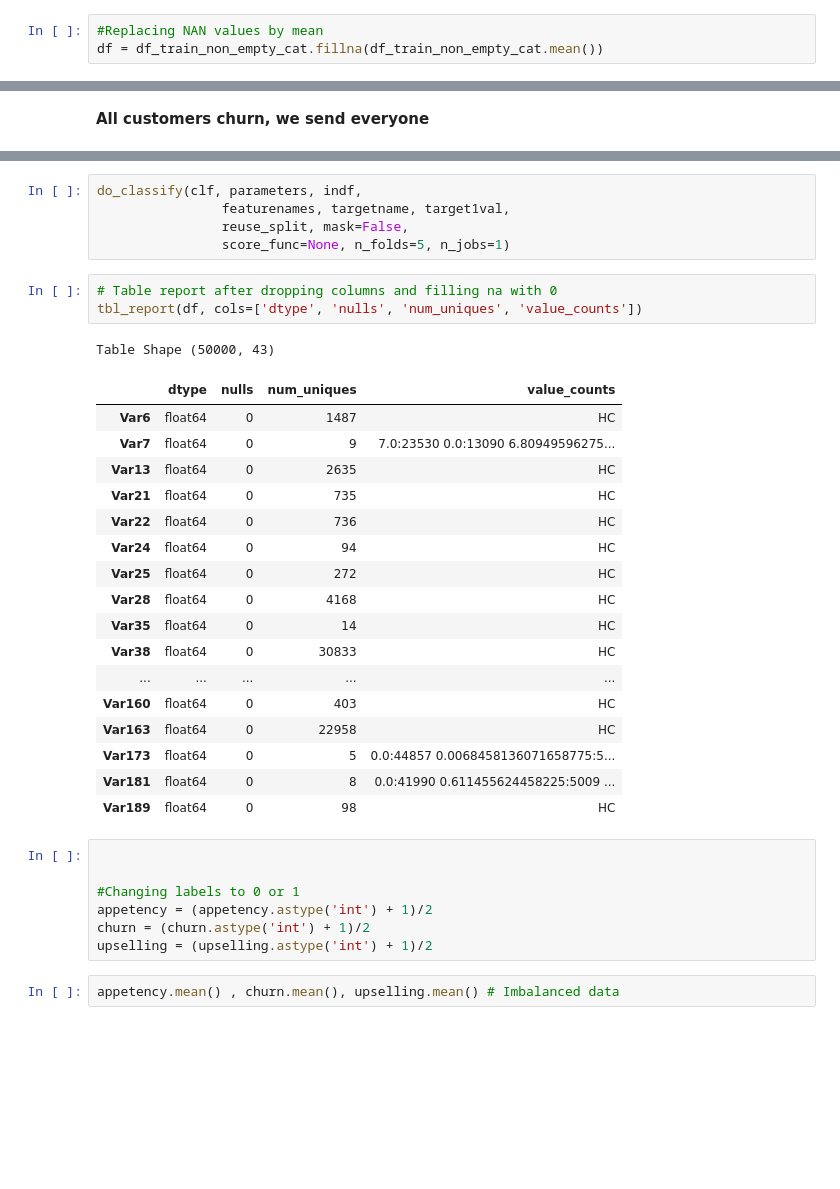
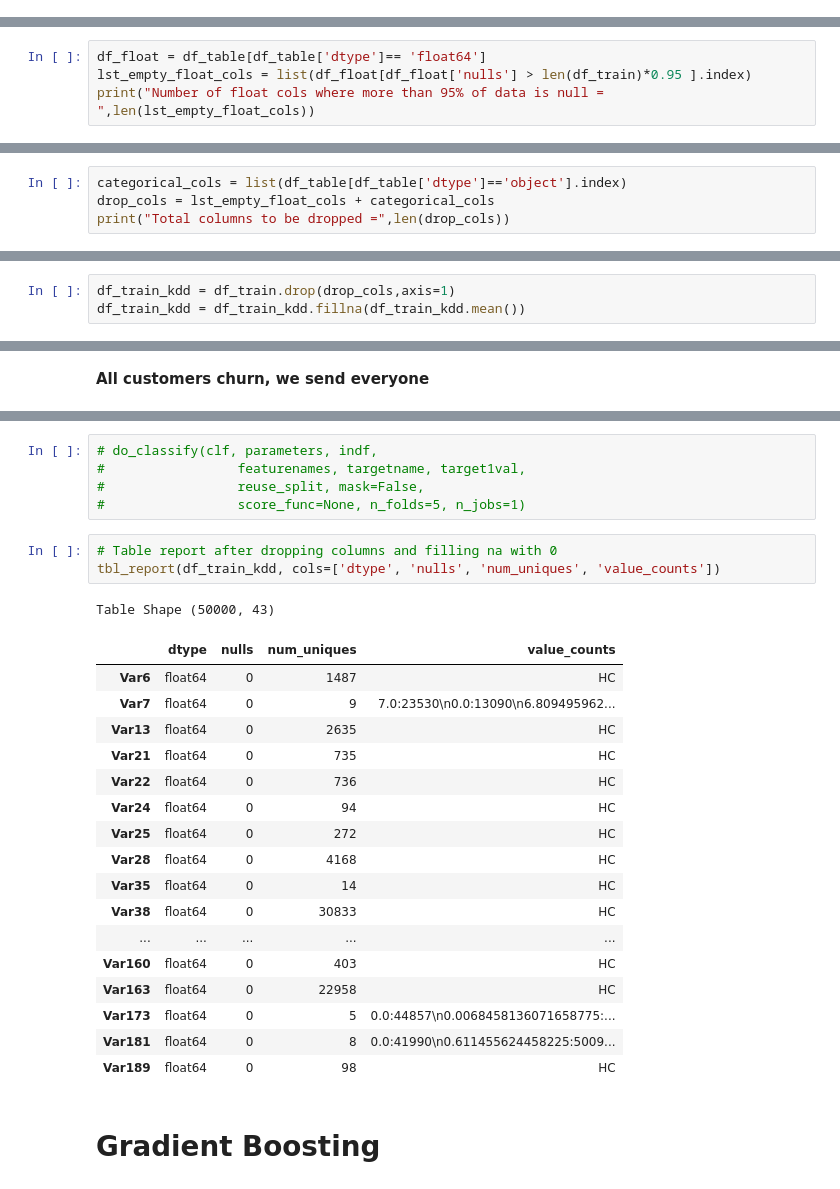
Before and after one commit to akshaypt7/customer_relationship_prediction, a Jupyter notebook: KDD_cup_boosting.ipynb, the cells around one changed output, grey strips where cells are left out. Saved outputs shown, nothing was run; the diff lists cells and outputs as text; blank space fills up the shorter version.

```diff
--- a/KDD_cup_boosting.ipynb
+++ b/KDD_cup_boosting.ipynb
@@ -276,3 +81,0 @@ df_train_non_empty_cat = df_train_non_empty.drop(droplist,axis=1) # remving cate
-# %%
-#Replacing NAN values by mean
-df = df_train_non_empty_cat.fillna(df_train_non_empty_cat.mean())
@@ -307,0 +149,4 @@ np.mean(appetency == 1) , np.mean(churn == 1) , np.mean(upselling == 1)
+# %%
+df_float = df_table[df_table['dtype']== 'float64']
+lst_empty_float_cols = list(df_float[df_float['nulls'] > len(df_train)*0.95 ].index)
+print("Number of float cols where more than 95% of data is null = ",len(lst_empty_float_cols))
@@ -307,0 +163,4 @@ np.mean(appetency == 1) , np.mean(churn == 1) , np.mean(upselling == 1)
+# %%
+categorical_cols = list(df_table[df_table['dtype']=='object'].index)
+drop_cols = lst_empty_float_cols + categorical_cols
+print("Total columns to be dropped =",len(drop_cols))
@@ -307,0 +169,3 @@ np.mean(appetency == 1) , np.mean(churn == 1) , np.mean(upselling == 1)
+# %%
+df_train_kdd = df_train.drop(drop_cols,axis=1)
+df_train_kdd = df_train_kdd.fillna(df_train_kdd.mean())
@@ -379,18 +265,18 @@ BEST {'model__C': 1} 0.6455963945396483
 ############# based on standard predict 0.5 ################
 Accuracy on training data: 0.93
 # %%
-do_classify(clf, parameters, indf,
-                featurenames, targetname, target1val,
-                reuse_split, mask=False,
-                score_func=None, n_folds=5, n_jobs=1)
+# do_classify(clf, parameters, indf,
+#                 featurenames, targetname, target1val,
+#                 reuse_split, mask=False,
+#                 score_func=None, n_folds=5, n_jobs=1)
 # %%
 # Table report after dropping columns and filling na with 0
-tbl_report(df, cols=['dtype', 'nulls', 'num_uniques', 'value_counts'])
+tbl_report(df_train_kdd, cols=['dtype', 'nulls', 'num_uniques', 'value_counts'])
 # %% [output]
 Table Shape (50000, 43)
 |  | dtype | nulls | num_uniques | value_counts |
 | Var6 | float64 | 0 | 1487 | HC |
-| Var7 | float64 | 0 | 9 | 7.0:23530 0.0:13090 6.80949596275... |
+| Var7 | float64 | 0 | 9 | 7.0:23530\n0.0:13090\n6.809495962... |
 | Var13 | float64 | 0 | 2635 | HC |
 | Var21 | float64 | 0 | 735 | HC |
 | Var22 | float64 | 0 | 736 | HC |
@@ -402,15 +288,8 @@ Table Shape (50000, 43)
 | ... | ... | ... | ... | ... |
 | Var160 | float64 | 0 | 403 | HC |
 | Var163 | float64 | 0 | 22958 | HC |
-| Var173 | float64 | 0 | 5 | 0.0:44857 0.0068458136071658775:5... |
-| Var181 | float64 | 0 | 8 | 0.0:41990 0.611455624458225:5009 ... |
+| Var173 | float64 | 0 | 5 | 0.0:44857\n0.0068458136071658775:... |
+| Var181 | float64 | 0 | 8 | 0.0:41990\n0.611455624458225:5009... |
 | Var189 | float64 | 0 | 98 | HC |
-# %%
-
-
-#Changing labels to 0 or 1
-appetency = (appetency.astype('int') + 1)/2
-churn = (churn.astype('int') + 1)/2
-upselling = (upselling.astype('int') + 1)/2
-# %%
-appetency.mean() , churn.mean(), upselling.mean() # Imbalanced data
+# %% [markdown]
+# Gradient Boosting
```
Also changed, not shown: parts of 53 cells of this notebook.
